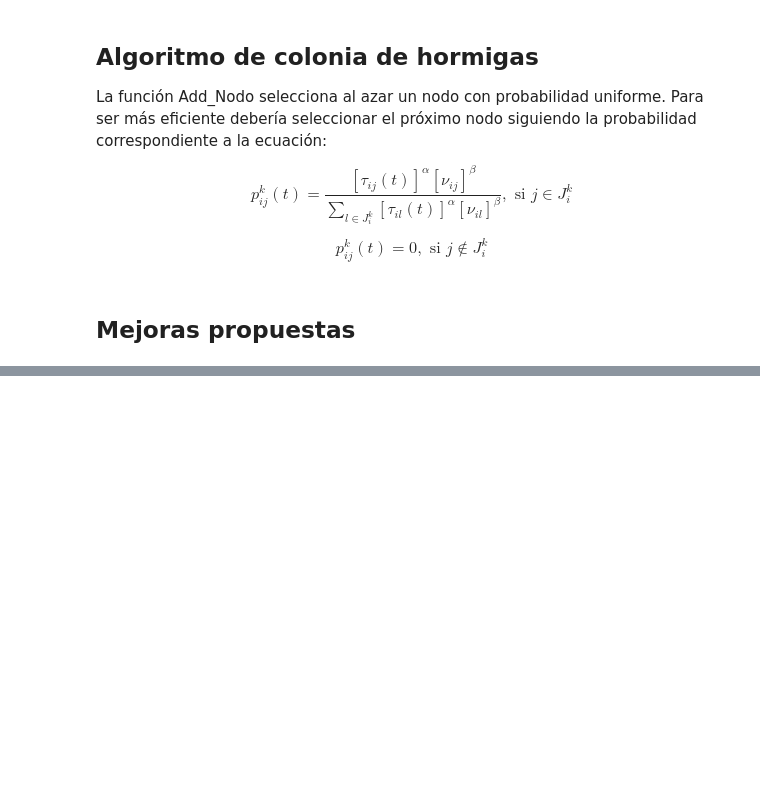
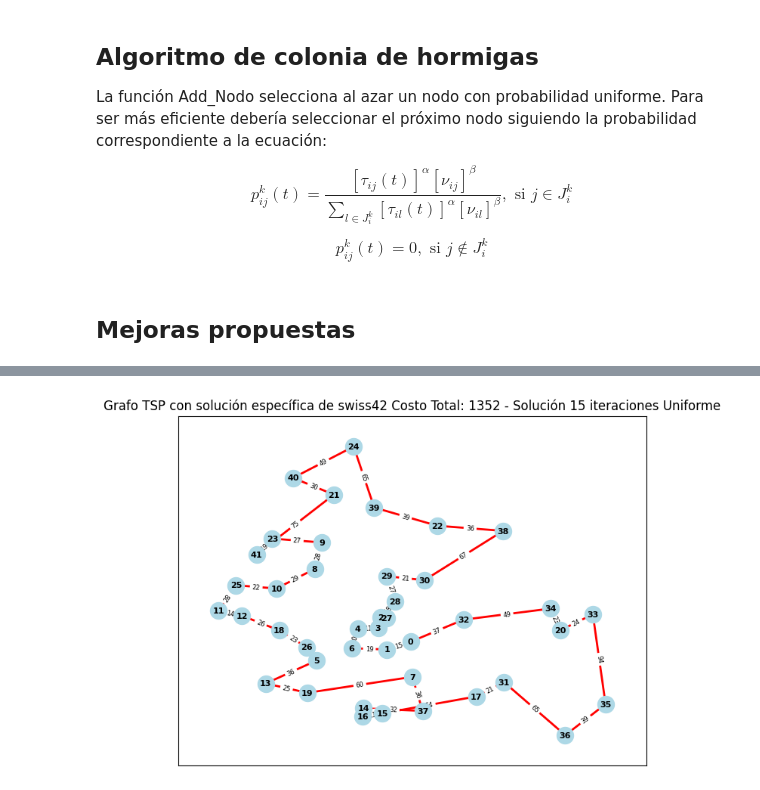
Before and after one commit to carlosbravo1408/03MIAR-Algoritmos-de-Optimizacion-2025, a Jupyter notebook: AG3/AG3_Algoritmos(Colonia_de_Hormigas).ipynb, the cells around one changed output, grey strips where cells are left out. Cells and saved outputs as stored; diff of their text form; code cells hidden in the pictures; blank space fills up the shorter version.

```diff
--- a/AG3/AG3_Algoritmos(Colonia_de_Hormigas).ipynb
+++ b/AG3/AG3_Algoritmos(Colonia_de_Hormigas).ipynb
@@ -435,0 +567,8 @@ solucion_actual, distancia_actual = hormigas(
+# %%
+plot_tsp_solution(
+    problem=tsp_problem,
+    tsp_solution=solucion_aco_n_iters_uni,
+    title="Solución 15 iteraciones Uniforme"
+)
+# %% [output]
+[figure, added]
```
Also changed, not shown: parts of 23 cells of this notebook.
